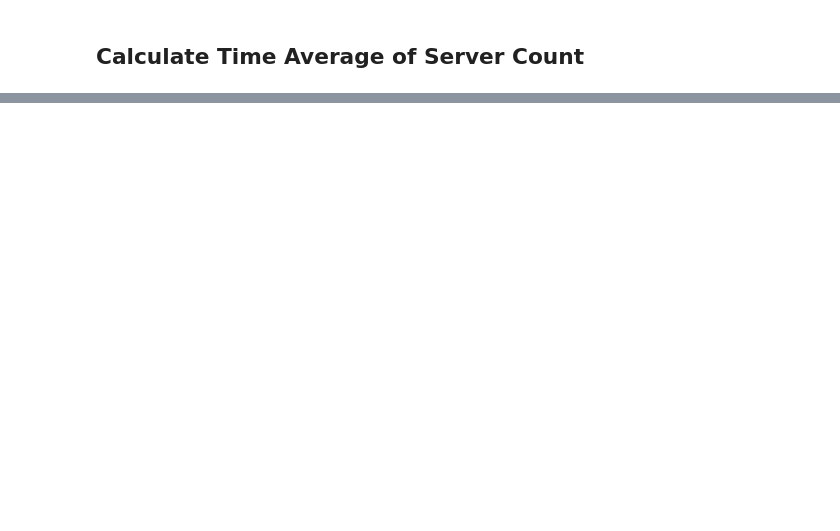
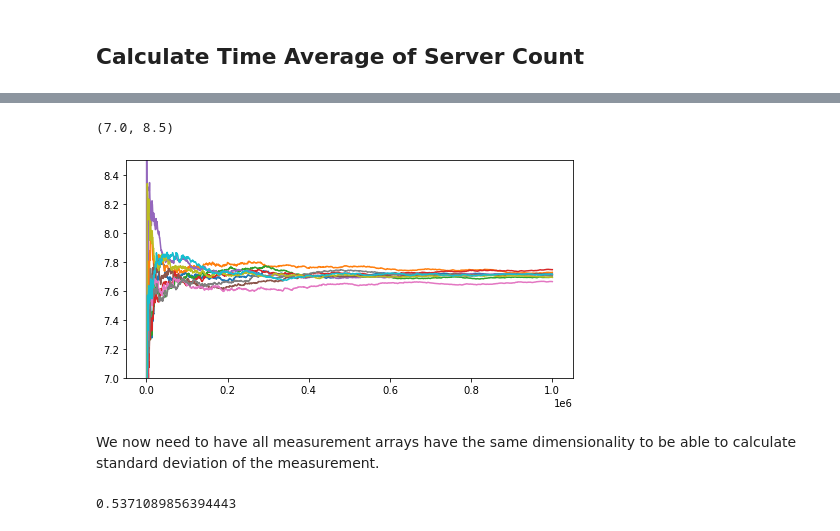
Before and after one commit to pacslab/simfaas, a Jupyter notebook: examples/02-state-distribution.ipynb, the cells around one changed output, grey strips where cells are left out. Saved outputs shown, nothing was run; the diff lists cells and outputs as text; code cells hidden in the pictures; blank space fills up the shorter version.

```diff
--- a/examples/02-state-distribution.ipynb
+++ b/examples/02-state-distribution.ipynb
@@ -206,0 +226,37 @@ pd.DataFrame(data = {'server_count': unq_vals, 'Probability': val_times}).sort_v
+# %%
+max_time = 1e6
+
+def run_sample_simulation():
+    sim = Sim(arrival_rate=0.9, warm_service_rate=1/1.991, cold_service_rate=1/2.244,
+                expiration_threshold=600, max_time=max_time)
+    sim.generate_trace(debug_print=False, progress=True)
+    sim.calculate_time_lengths()
+    return sim
+
+def get_inst_count_trace():
+    sim = run_sample_simulation()
+    skip_init = sim.get_skip_init(skip_init_time=0)
+    values = sim.hist_server_count[skip_init:]
+    times = sim.time_lengths[skip_init:]
+    mult_sum = pd.Series(values * times).expanding(1).sum().to_numpy()
+    times_sum = pd.Series(times).expanding(1).sum().to_numpy()
+    return times_sum, mult_sum / times_sum # time, our estimated average for instance count at each time
+
+all_t = []
+all_inst_count_avg = []
+trace_count = 10
+for _ in range(trace_count):
+    t, inst_count_avg = get_inst_count_trace()
+    all_t.append(t)
+    all_inst_count_avg.append(inst_count_avg)
+# %%
+# plt.figure(figsize=(4,1.8))
+plt.figure(figsize=(8,4))
+for t, inst_count_avg in zip(all_t, all_inst_count_avg):
+    plt.plot(t, inst_count_avg)
+plt.ylim([7, 8.5])
+# %% [output]
+(7.0, 8.5)
+[figure, added]
+# %% [markdown]
+We now need to have all measurement arrays have the same dimensionality to be able to calculate standard deviation of the measurement.
@@ -206,0 +298,5 @@ pd.DataFrame(data = {'server_count': unq_vals, 'Probability': val_times}).sort_v
+# %%
+# show final 95% CI as the ratio of final estimation
+inst_count_stds[-1] / inst_count_means[-1] * 100 * 2
+# %% [output]
+0.5371089856394443
```
Also changed, not shown: parts of 11 cells of this notebook.
